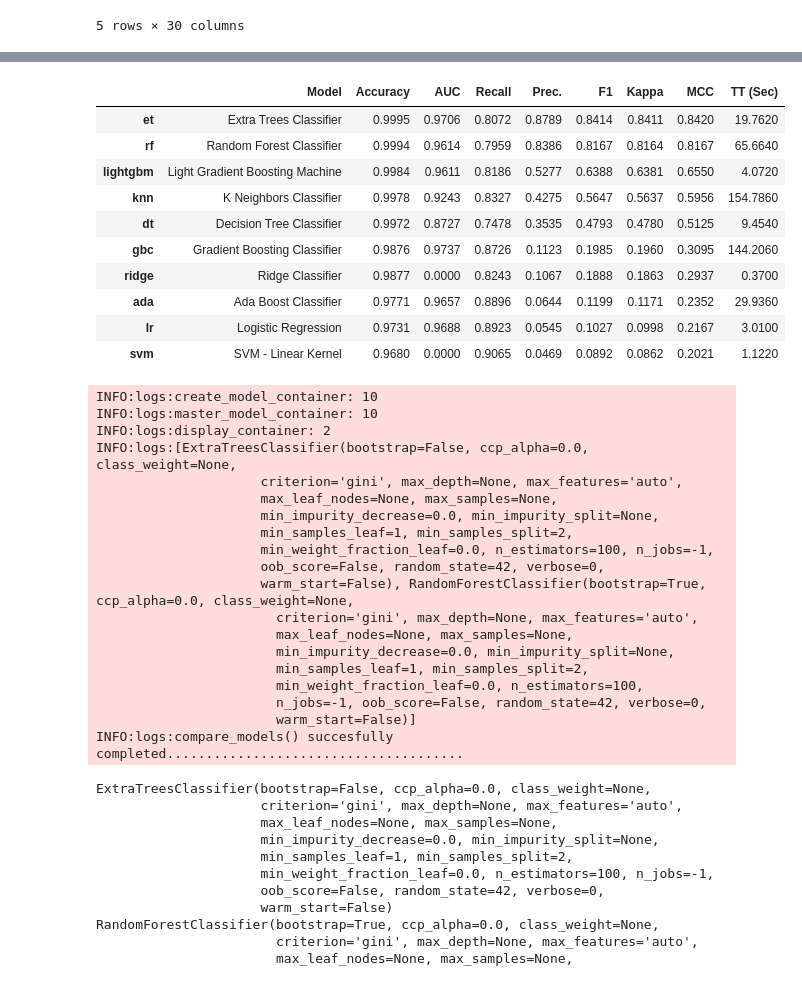
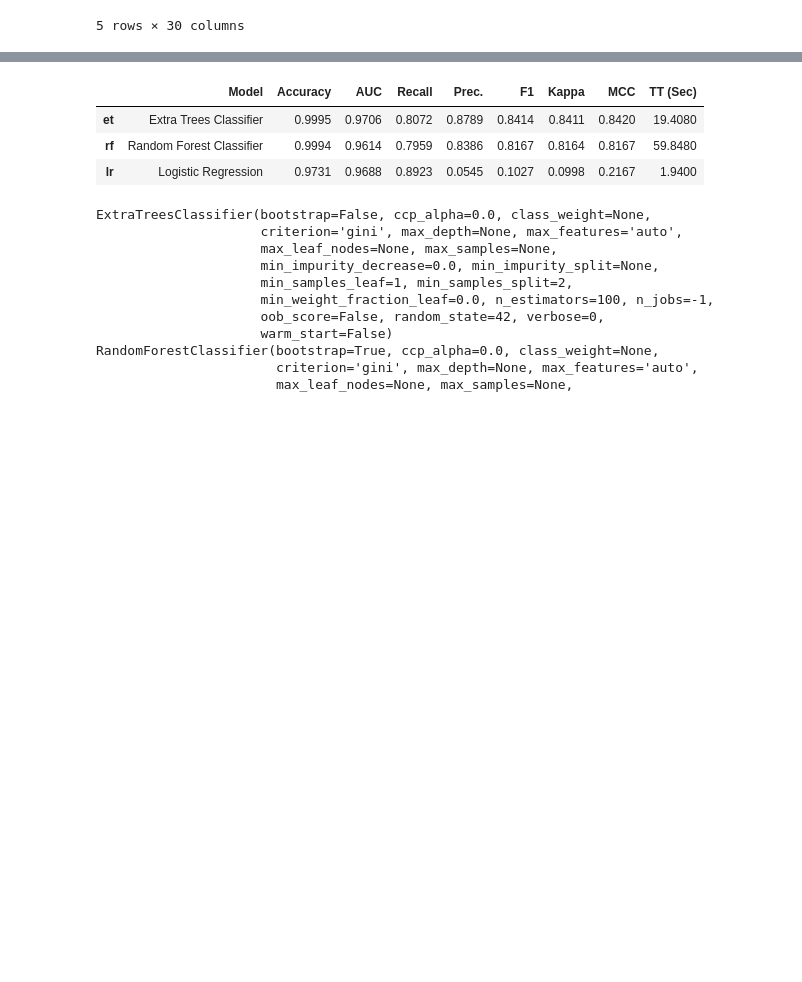
Before and after one commit to SohamIITBombay/MLOps_Assignment, a Jupyter notebook: src/pycaret_expt2.ipynb, the cells around one changed output, grey strips where cells are left out. Cells and saved outputs as stored; diff of their text form; code cells hidden in the pictures; blank space fills up the shorter version.

Commit message:
finalize et and rf models

```diff
--- a/src/pycaret_expt2.ipynb
+++ b/src/pycaret_expt2.ipynb
@@ -105,38 +85,12 @@ WARNING:logs:Couldn't import catboost.CatBoostClassifier
 | et | Extra Trees Classifier | sklearn.ensemble._forest.ExtraTre... | True |
 | lightgbm | Light Gradient Boosting Machine | lightgbm.sklearn.LGBMClassifier | True |
 # %%
-top2 = compare_models(sort="F1", exclude=["gpc", "mlp", "qda", "lda", "nb"], fold=5, n_select=2)
+top2 = compare_models(sort="F1", include=['et', 'rf', 'lr'], fold=5, n_select=2)
 # %% [output]
 |  | Model | Accuracy | AUC | Recall | Prec. | F1 | Kappa | MCC | TT (Sec) |
-| et | Extra Trees Classifier | 0.9995 | 0.9706 | 0.8072 | 0.8789 | 0.8414 | 0.8411 | 0.8420 | 19.7620 |
-| rf | Random Forest Classifier | 0.9994 | 0.9614 | 0.7959 | 0.8386 | 0.8167 | 0.8164 | 0.8167 | 65.6640 |
-| lightgbm | Light Gradient Boosting Machine | 0.9984 | 0.9611 | 0.8186 | 0.5277 | 0.6388 | 0.6381 | 0.6550 | 4.0720 |
-| knn | K Neighbors Classifier | 0.9978 | 0.9243 | 0.8327 | 0.4275 | 0.5647 | 0.5637 | 0.5956 | 154.7860 |
-| dt | Decision Tree Classifier | 0.9972 | 0.8727 | 0.7478 | 0.3535 | 0.4793 | 0.4780 | 0.5125 | 9.4540 |
-| gbc | Gradient Boosting Classifier | 0.9876 | 0.9737 | 0.8726 | 0.1123 | 0.1985 | 0.1960 | 0.3095 | 144.2060 |
-| ridge | Ridge Classifier | 0.9877 | 0.0000 | 0.8243 | 0.1067 | 0.1888 | 0.1863 | 0.2937 | 0.3700 |
-| ada | Ada Boost Classifier | 0.9771 | 0.9657 | 0.8896 | 0.0644 | 0.1199 | 0.1171 | 0.2352 | 29.9360 |
-| lr | Logistic Regression | 0.9731 | 0.9688 | 0.8923 | 0.0545 | 0.1027 | 0.0998 | 0.2167 | 3.0100 |
-| svm | SVM - Linear Kernel | 0.9680 | 0.0000 | 0.9065 | 0.0469 | 0.0892 | 0.0862 | 0.2021 | 1.1220 |
+| et | Extra Trees Classifier | 0.9995 | 0.9706 | 0.8072 | 0.8789 | 0.8414 | 0.8411 | 0.8420 | 19.4080 |
+| rf | Random Forest Classifier | 0.9994 | 0.9614 | 0.7959 | 0.8386 | 0.8167 | 0.8164 | 0.8167 | 59.8480 |
+| lr | Logistic Regression | 0.9731 | 0.9688 | 0.8923 | 0.0545 | 0.1027 | 0.0998 | 0.2167 | 1.9400 |
-INFO:logs:create_model_container: 10
-INFO:logs:master_model_container: 10
-INFO:logs:display_container: 2
-INFO:logs:[ExtraTreesClassifier(bootstrap=False, ccp_alpha=0.0, class_weight=None,
-                     criterion='gini', max_depth=None, max_features='auto',
-                     max_leaf_nodes=None, max_samples=None,
-                     min_impurity_decrease=0.0, min_impurity_split=None,
-                     min_samples_leaf=1, min_samples_split=2,
-                     min_weight_fraction_leaf=0.0, n_estimators=100, n_jobs=-1,
-                     oob_score=False, random_state=42, verbose=0,
-                     warm_start=False), RandomForestClassifier(bootstrap=True, ccp_alpha=0.0, class_weight=None,
-                       criterion='gini', max_depth=None, max_features='auto',
-                       max_leaf_nodes=None, max_samples=None,
-                       min_impurity_decrease=0.0, min_impurity_split=None,
-                       min_samples_leaf=1, min_samples_split=2,
-                       min_weight_fraction_leaf=0.0, n_estimators=100,
-                       n_jobs=-1, oob_score=False, random_state=42, verbose=0,
-                       warm_start=False)]
-INFO:logs:compare_models() succesfully completed......................................
 # %%
 for model in top2:
     print(model)
```
Also changed, not shown: parts of 22 cells of this notebook.
